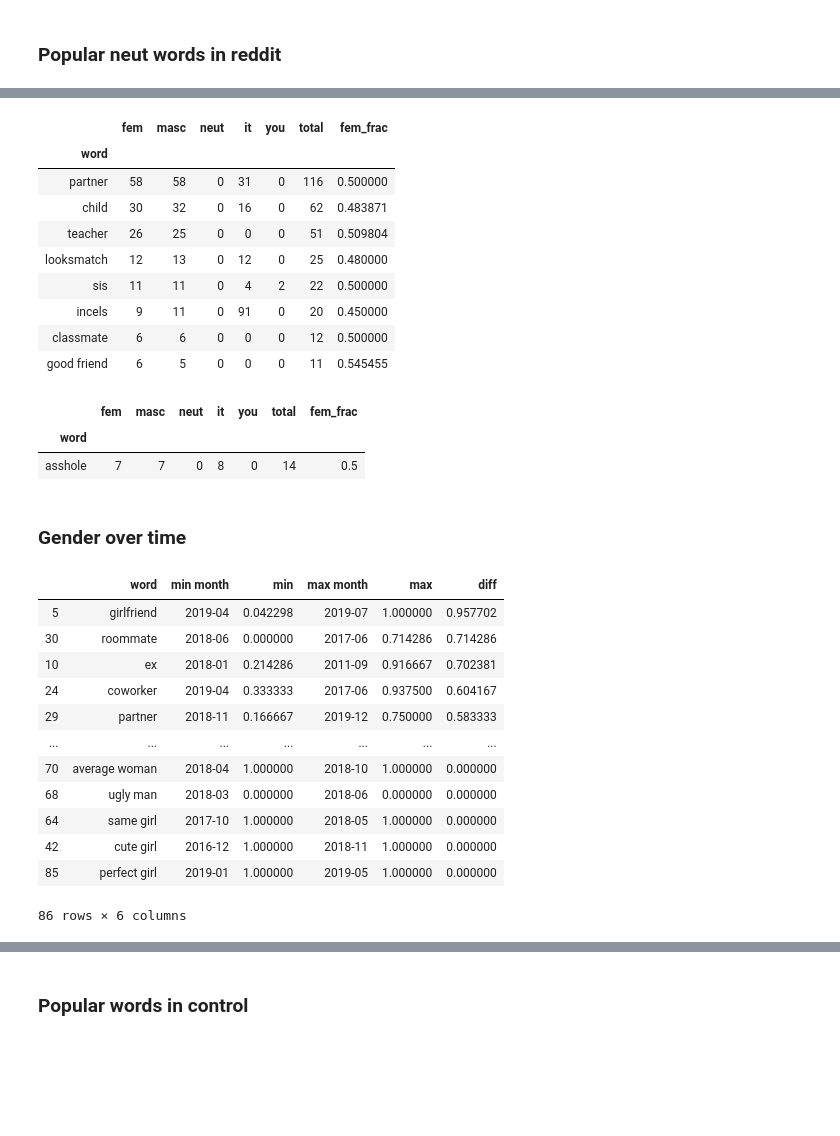
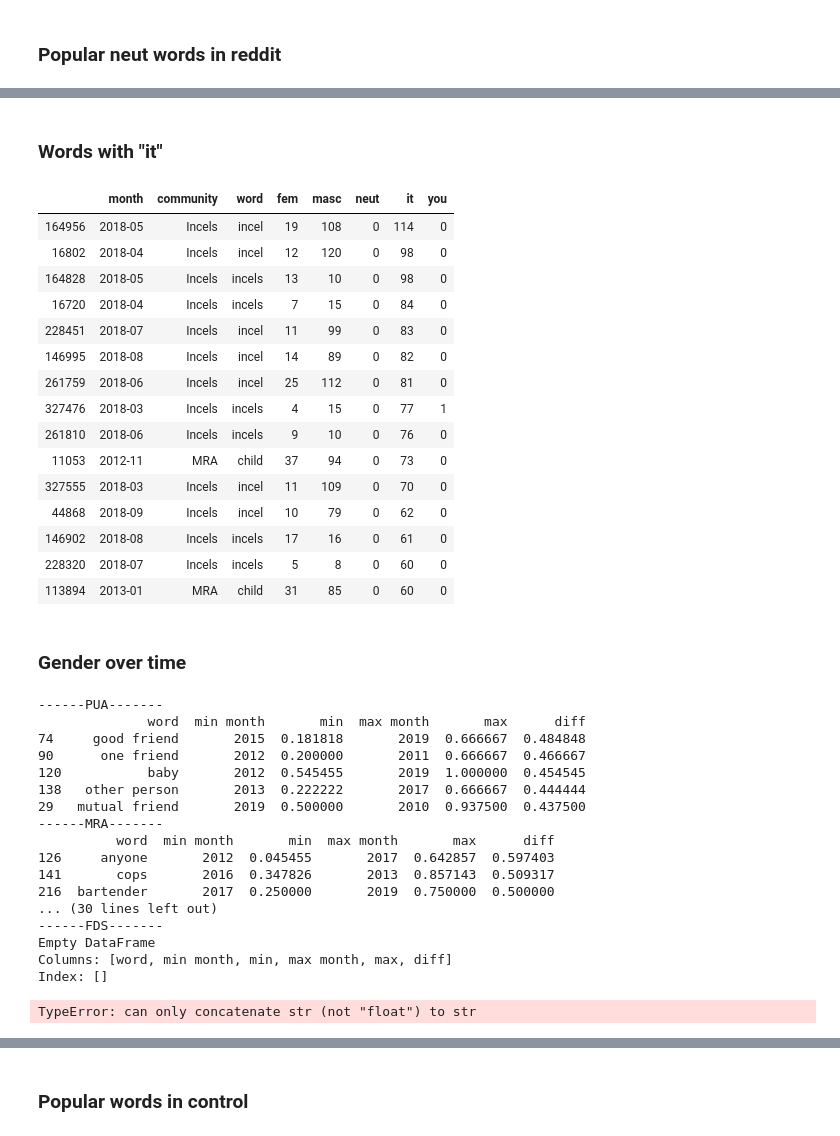
Before and after one commit to lucy3/context_semantic_axes, a Jupyter notebook: code/coref_viz.ipynb, the cells around one changed output, grey strips where cells are left out. Saved outputs shown, nothing was run; the diff lists cells and outputs as text; code cells hidden in the pictures; blank space fills up the shorter version.

```diff
--- a/code/coref_viz.ipynb
+++ b/code/coref_viz.ipynb
@@ -430,22 +223,24 @@ show_top_neut('MGTOW')
-# %%
-show_top_neut('Femcels')
-# %% [output]
-|  | fem | masc | neut | it | you | total | fem_frac |
-| word |  |  |  |  |  |  |  |
-| partner | 58 | 58 | 0 | 31 | 0 | 116 | 0.500000 |
-| child | 30 | 32 | 0 | 16 | 0 | 62 | 0.483871 |
-| teacher | 26 | 25 | 0 | 0 | 0 | 51 | 0.509804 |
-| looksmatch | 12 | 13 | 0 | 12 | 0 | 25 | 0.480000 |
-| sis | 11 | 11 | 0 | 4 | 2 | 22 | 0.500000 |
-| incels | 9 | 11 | 0 | 91 | 0 | 20 | 0.450000 |
-| classmate | 6 | 6 | 0 | 0 | 0 | 12 | 0.500000 |
-| good friend | 6 | 5 | 0 | 0 | 0 | 11 | 0.545455 |
-# %%
-show_top_neut('FDS')
-# %% [output]
-|  | fem | masc | neut | it | you | total | fem_frac |
-| word |  |  |  |  |  |  |  |
-| asshole | 7 | 7 | 0 | 8 | 0 | 14 | 0.5 |
+# %% [markdown]
+### Words with "it"
+# %%
+df.sort_values(by=['it'], ascending = False).head(15)
+# %% [output]
+|  | month | community | word | fem | masc | neut | it | you |
+| 164956 | 2018-05 | Incels | incel | 19 | 108 | 0 | 114 | 0 |
+| 16802 | 2018-04 | Incels | incel | 12 | 120 | 0 | 98 | 0 |
+| 164828 | 2018-05 | Incels | incels | 13 | 10 | 0 | 98 | 0 |
+| 16720 | 2018-04 | Incels | incels | 7 | 15 | 0 | 84 | 0 |
+| 228451 | 2018-07 | Incels | incel | 11 | 99 | 0 | 83 | 0 |
+| 146995 | 2018-08 | Incels | incel | 14 | 89 | 0 | 82 | 0 |
+| 261759 | 2018-06 | Incels | incel | 25 | 112 | 0 | 81 | 0 |
+| 327476 | 2018-03 | Incels | incels | 4 | 15 | 0 | 77 | 1 |
+| 261810 | 2018-06 | Incels | incels | 9 | 10 | 0 | 76 | 0 |
+| 11053 | 2012-11 | MRA | child | 37 | 94 | 0 | 73 | 0 |
+| 327555 | 2018-03 | Incels | incel | 11 | 109 | 0 | 70 | 0 |
+| 44868 | 2018-09 | Incels | incel | 10 | 79 | 0 | 62 | 0 |
+| 146902 | 2018-08 | Incels | incels | 17 | 16 | 0 | 61 | 0 |
+| 228320 | 2018-07 | Incels | incels | 5 | 8 | 0 | 60 | 0 |
+| 113894 | 2013-01 | MRA | child | 31 | 85 | 0 | 60 | 0 |
 # %% [markdown]
 ### Gender over time
 # %%
@@ -498,18 +293,25 @@ def show_top_fem_range(cat):
     return diffs.sort_values(by = ['diff'], ascending = False)
 # %%
 # words in each month in Incels that appear more than 10 times in that month
-show_top_fem_range("Incels")
+for cat in cats:
+    print('------' + cat + '-------')
+    print(show_top_fem_range(cat).head())
 # %% [output]
-|  | word | min month | min | max month | max | diff |
-| 5 | girlfriend | 2019-04 | 0.042298 | 2019-07 | 1.000000 | 0.957702 |
-| 30 | roommate | 2018-06 | 0.000000 | 2017-06 | 0.714286 | 0.714286 |
-| 10 | ex | 2018-01 | 0.214286 | 2011-09 | 0.916667 | 0.702381 |
-| 24 | coworker | 2019-04 | 0.333333 | 2017-06 | 0.937500 | 0.604167 |
-| 29 | partner | 2018-11 | 0.166667 | 2019-12 | 0.750000 | 0.583333 |
-| ... | ... | ... | ... | ... | ... | ... |
-| 70 | average woman | 2018-04 | 1.000000 | 2018-10 | 1.000000 | 0.000000 |
-| 68 | ugly man | 2018-03 | 0.000000 | 2018-06 | 0.000000 | 0.000000 |
-| 64 | same girl | 2017-10 | 1.000000 | 2018-05 | 1.000000 | 0.000000 |
-| 42 | cute girl | 2016-12 | 1.000000 | 2018-11 | 1.000000 | 0.000000 |
-| 85 | perfect girl | 2019-01 | 1.000000 | 2019-05 | 1.000000 | 0.000000 |
-86 rows × 6 columns
+------PUA-------
+              word  min month       min  max month       max      diff
+74     good friend       2015  0.181818       2019  0.666667  0.484848
+90      one friend       2012  0.200000       2011  0.666667  0.466667
+120           baby       2012  0.545455       2019  1.000000  0.454545
+138   other person       2013  0.222222       2017  0.666667  0.444444
+29   mutual friend       2019  0.500000       2010  0.937500  0.437500
+------MRA-------
+          word  min month       min  max month       max      diff
+126     anyone       2012  0.045455       2017  0.642857  0.597403
+141       cops       2016  0.347826       2013  0.857143  0.509317
+216  bartender       2017  0.250000       2019  0.750000  0.500000
+... (30 lines left out)
+------FDS-------
+Empty DataFrame
+Columns: [word, min month, min, max month, max, diff]
+Index: []
+TypeError: can only concatenate str (not "float") to str
```
Also changed, not shown: parts of 50 cells of this notebook, 6 other files.
